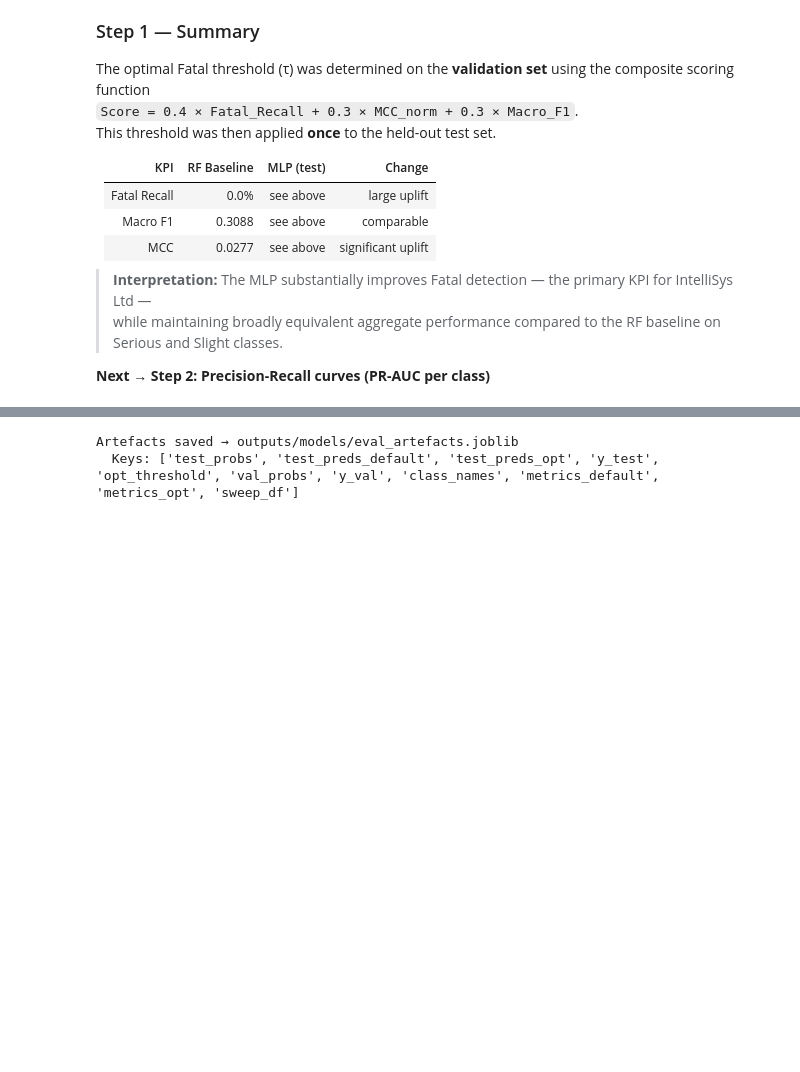
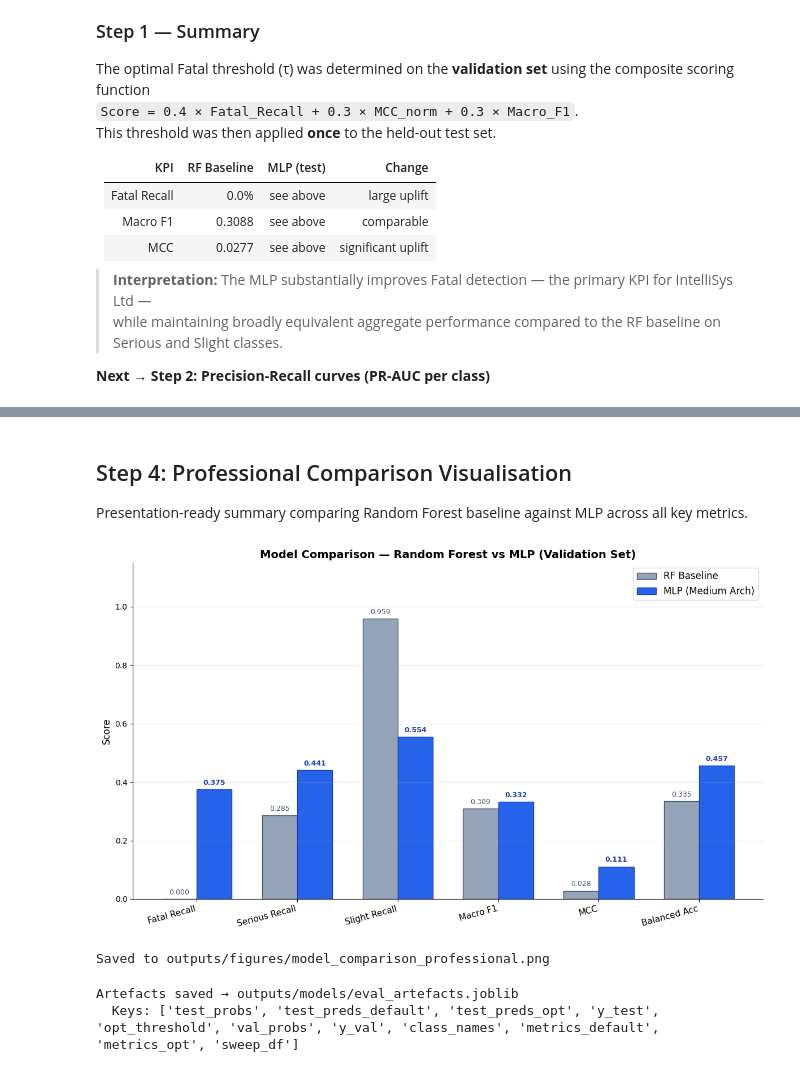
Before and after one commit to Ziro21/AIDL-London-collisions-prevention-system, a Jupyter notebook: notebooks/05_evaluation.ipynb, the cells around one changed output, grey strips where cells are left out. Cells and saved outputs as stored; diff of their text form; code cells hidden in the pictures; blank space fills up the shorter version.

```diff
--- a/notebooks/05_evaluation.ipynb
+++ b/notebooks/05_evaluation.ipynb
@@ -454,3 +657,56 @@ This threshold was then applied **once** to the held-out test set.
+# %% [markdown]
+## Step 4: Professional Comparison Visualisation
+
+Presentation-ready summary comparing Random Forest baseline against MLP across all key metrics.
+# %%
+metrics_data = {
+    'Metric': ['Fatal Recall', 'Serious Recall', 'Slight Recall', 'Macro F1', 'MCC', 'Balanced Acc'],
+    'RF Baseline': [0.000, 0.2854, 0.9590, 0.3088, 0.0277, 0.335],
+    'MLP (argmax)': [
+        float((mlp_preds[y_val_mc==0]==0).mean()),
+        float((mlp_preds[y_val_mc==1]==1).mean()),
+        float((mlp_preds[y_val_mc==2]==2).mean()),
+        0.3316, 0.1108,
+        float(np.mean([(mlp_preds[y_val_mc==c]==c).mean() for c in range(3)]))
+    ]
+}
+
+fig, ax = plt.subplots(figsize=(12, 7))
+x = np.arange(len(metrics_data['Metric']))
+width = 0.35
+
+bars_rf = ax.bar(x - width/2, metrics_data['RF Baseline'], width,
+                  label='RF Baseline', color='#94A3B8', edgecolor='#475569', linewidth=1)
+bars_mlp = ax.bar(x + width/2, metrics_data['MLP (argmax)'], width,
+                   label='MLP (Medium Arch)', color='#2563EB', edgecolor='#1E40AF', linewidth=1)
+
+for bar in bars_rf:
+    height = bar.get_height()
+    ax.text(bar.get_x() + bar.get_width()/2., height + 0.01,
+            f'{height:.3f}', ha='center', va='bottom', fontsize=9, color='#475569')
+for bar in bars_mlp:
+    height = bar.get_height()
+    ax.text(bar.get_x() + bar.get_width()/2., height + 0.01,
+            f'{height:.3f}', ha='center', va='bottom', fontsize=9, color='#1E40AF', fontweight='bold')
+
+ax.set_ylabel('Score', fontsize=12)
+ax.set_title('Model Comparison — Random Forest vs MLP (Validation Set)', fontsize=14, fontweight='bold')
+ax.set_xticks(x)
+ax.set_xticklabels(metrics_data['Metric'], fontsize=11, rotation=15, ha='right')
+ax.legend(fontsize=12)
+ax.set_ylim(0, 1.15)
+ax.spines['top'].set_visible(False)
+ax.spines['right'].set_visible(False)
+ax.axhline(y=0, color='black', linewidth=0.5)
+ax.grid(axis='y', alpha=0.3)
+
+plt.tight_layout()
+plt.savefig('../outputs/figures/model_comparison_professional.png', dpi=150, bbox_inches='tight')
+plt.show()
+print("Saved to outputs/figures/model_comparison_professional.png")
+# %% [output]
+[figure, added]
+Saved to outputs/figures/model_comparison_professional.png
 # %%
 # ── 1.8  Save evaluation artefacts for downstream steps ──────────────────────
 eval_artefacts = {
```
Also changed, not shown: parts of 4 cells of this notebook, 1 other file.
